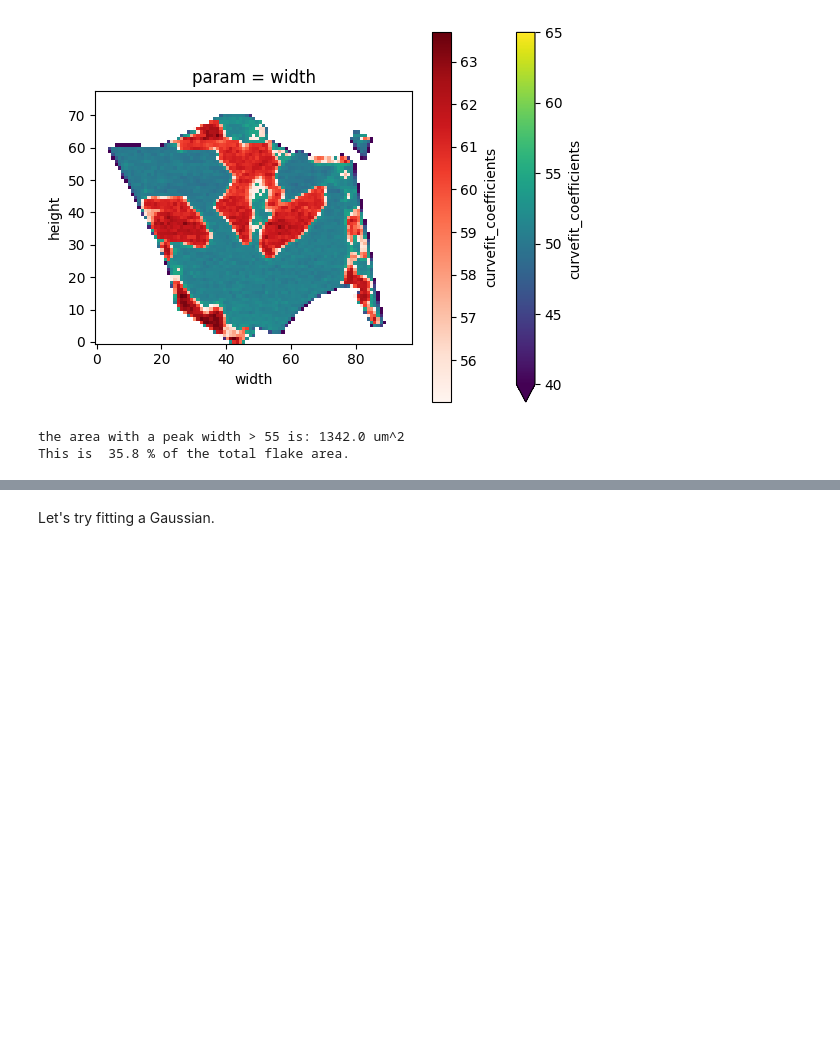
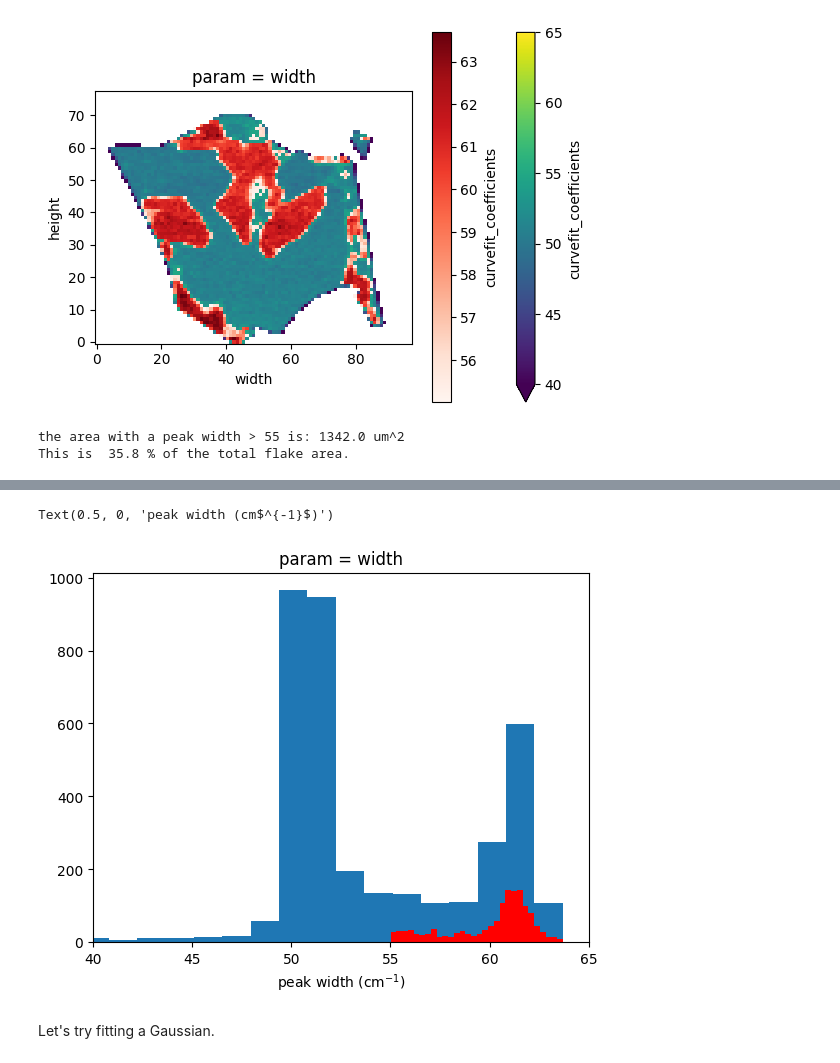
Before and after one commit to zrbyte/ramantools, a Jupyter notebook: ramantools tutorial.ipynb, the cells around one changed output, grey strips where cells are left out. Drawn from its saved outputs; the diff is of its cells as text; code cells hidden in the pictures; blank space fills up the shorter version.

```diff
--- a/ramantools tutorial.ipynb
+++ b/ramantools tutorial.ipynb
@@ -597,0 +600,4 @@ This is  35.8 % of the total flake area.
+# %%
+flake_flatten = twodpeak_width.stack(pos = ['width', 'height'])
+# %%
+flake_flatten = flake_flatten.dropna(dim = 'pos')
@@ -598,3 +615,14 @@ This is  35.8 % of the total flake area.
+# %%
+flake_wide_flatten = wide_twod.stack(pos = ['width', 'height'])
+flake_wide_flatten = flake_wide_flatten.dropna(dim = 'pos')
+# %%
+flake_flatten.plot.hist(bins = 60)
+flake_wide_flatten.plot.hist(bins = 30, color = 'r')
+pl.xlim([40, 65])
+pl.xlabel('peak width (cm$^{-1}$)')
+# %% [output]
+Text(0.5, 0, 'peak width (cm$^{-1}$)')
+[figure, added]
 # %% [markdown]
 Let's try fitting a Gaussian.
 # %%
```
Also changed, not shown: parts of 2 cells of this notebook, 1 other file.
